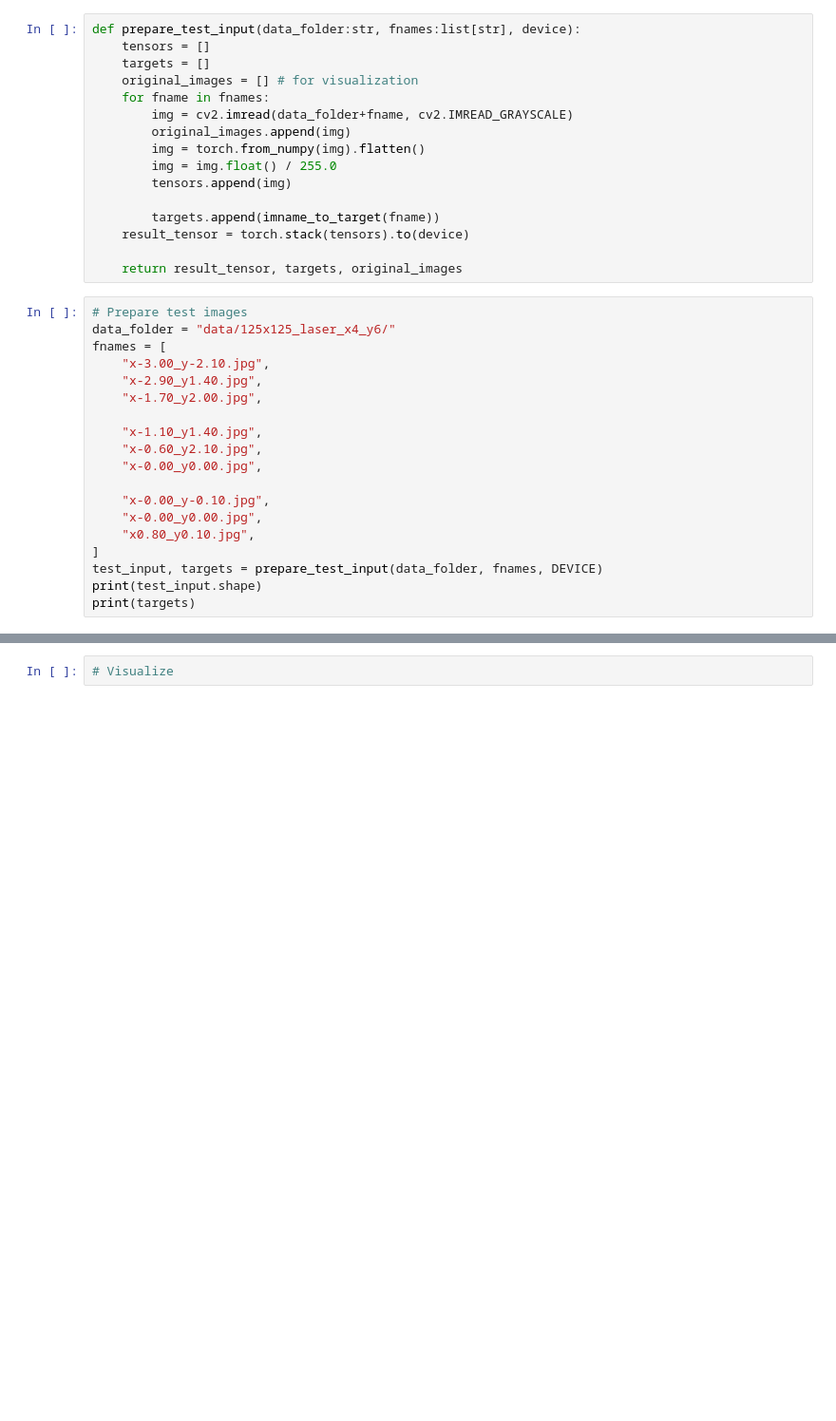
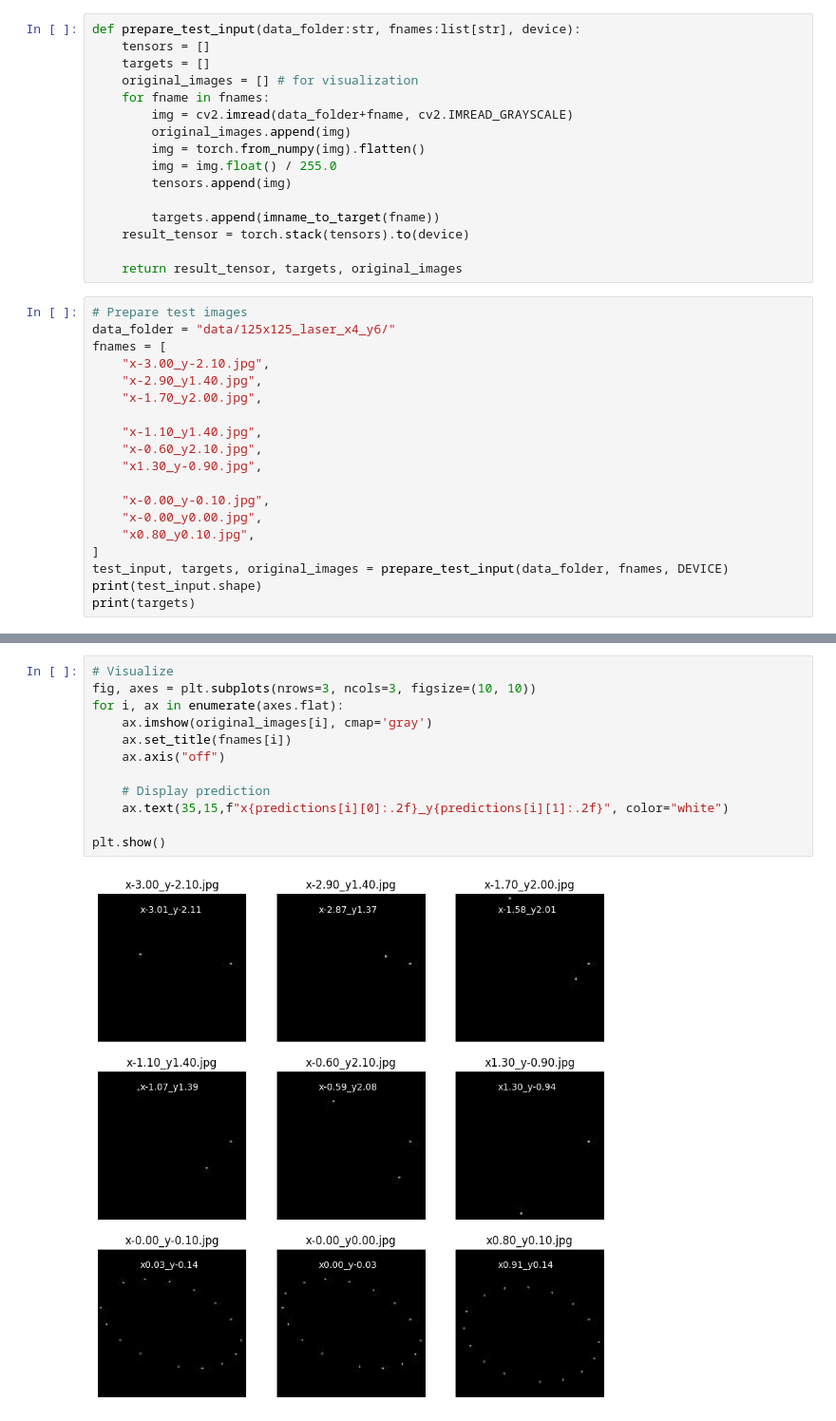
Before and after one commit to EvgeniiVenediktov/multireflection, a Jupyter notebook: model.ipynb, the cells around one changed output, grey strips where cells are left out. Shown at 95% size. Cells and saved outputs as stored; diff of their text form; blank space fills up the shorter version.

Commit message:
visualize test

```diff
--- a/model.ipynb
+++ b/model.ipynb
@@ -322,13 +322,13 @@ fnames = [
 
     "x-1.10_y1.40.jpg",
     "x-0.60_y2.10.jpg",
-    "x-0.00_y0.00.jpg",
+    "x1.30_y-0.90.jpg",
 
     "x-0.00_y-0.10.jpg",
     "x-0.00_y0.00.jpg",
     "x0.80_y0.10.jpg",
 ]
-test_input, targets = prepare_test_input(data_folder, fnames, DEVICE)
+test_input, targets, original_images = prepare_test_input(data_folder, fnames, DEVICE)
 print(test_input.shape)
 print(targets)
 # %% [output]
@@ -351,5 +351,17 @@ print(predictions)
  [ 2.9101685e-02 -1.3791536e-01]
  [ 5.4039061e-04 -3.4791987e-02]
  [ 9.1088736e-01  1.4007729e-01]]
-# %%
-# Visualize
+# %%
+# Visualize
+fig, axes = plt.subplots(nrows=3, ncols=3, figsize=(10, 10))
+for i, ax in enumerate(axes.flat):
+    ax.imshow(original_images[i], cmap='gray')
+    ax.set_title(fnames[i])
+    ax.axis("off")
+
+    # Display prediction
+    ax.text(35,15,f"x{predictions[i][0]:.2f}_y{predictions[i][1]:.2f}", color="white")
+
+plt.show()
+# %% [output]
+[figure, added]
```
Also changed, not shown: parts of 2 cells of this notebook.
